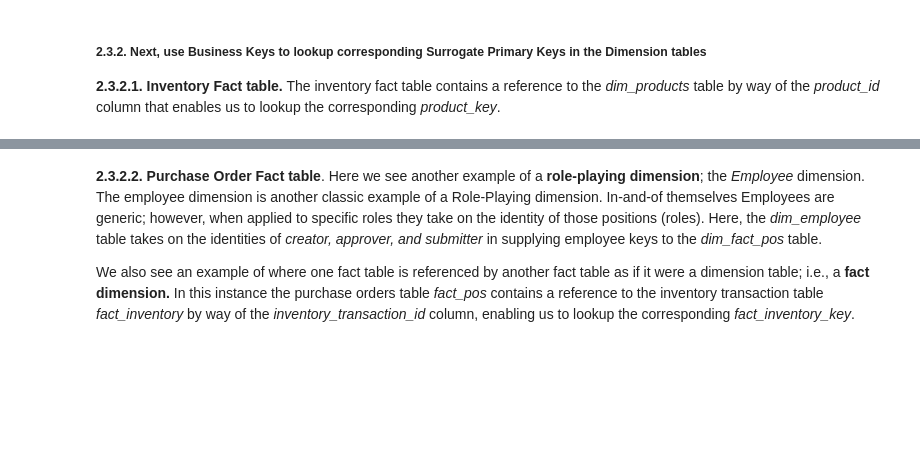
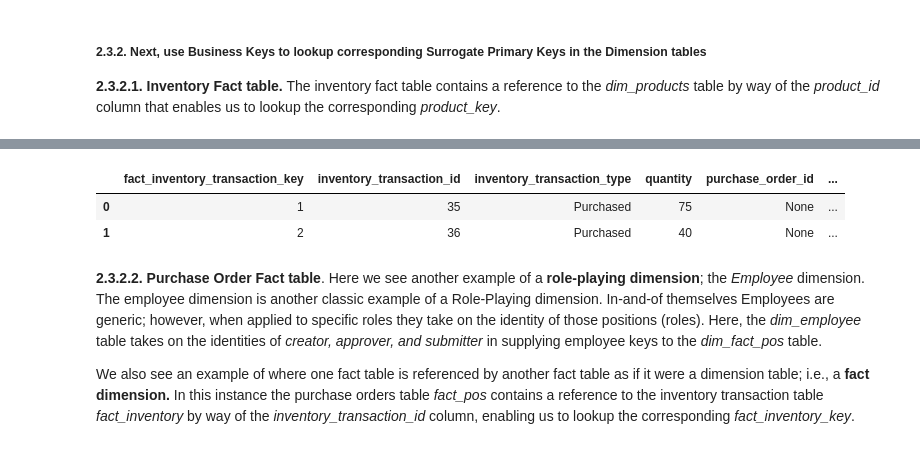
Before and after one commit to briceh87/DS-2002, a Jupyter notebook: 03-NoSQL/Lab-04-Python-MongoDB-ETL.ipynb, the cells around one changed output, grey strips where cells are left out. Saved outputs shown, nothing was run; the diff lists cells and outputs as text; code cells hidden in the pictures; blank space fills up the shorter version.

```diff
--- a/03-NoSQL/Lab-04-Python-MongoDB-ETL.ipynb
+++ b/03-NoSQL/Lab-04-Python-MongoDB-ETL.ipynb
@@ -339,6 +412,12 @@ df_dim_invoices.head(2)
 # %%
 # TODO: Insert a new 'fact_inventory_transaction_key' column, with an ever-incrementing
 # numeric value, to serve as the surrogate primary key. Then display the results.
+df_fact_inventory.insert(0, "fact_inventory_transaction_key", range(1, df_fact_inventory.shape[0]+1))
+df_fact_inventory.head(2)
+# %% [output]
+|  | fact_inventory_transaction_key | inventory_transaction_id | inventory_transaction_type | quantity | purchase_order_id | ... |
+| 0 | 1 | 35 | Purchased | 75 | None | ... |
+| 1 | 2 | 36 | Purchased | 40 | None | ... |
 # %% [markdown]
 **2.3.2.2. Purchase Order Fact table**. Here we see another example of a **role-playing dimension**; the *Employee* dimension. The employee dimension is another classic example of a Role-Playing dimension. In-and-of themselves Employees are generic; however, when applied to specific roles they take on the identity of those positions (roles). Here, the *dim_employee* table takes on the identities of *creator, approver, and submitter* in supplying employee keys to the *dim_fact_pos* table.
 
```
Also changed, not shown: parts of 29 cells of this notebook.
